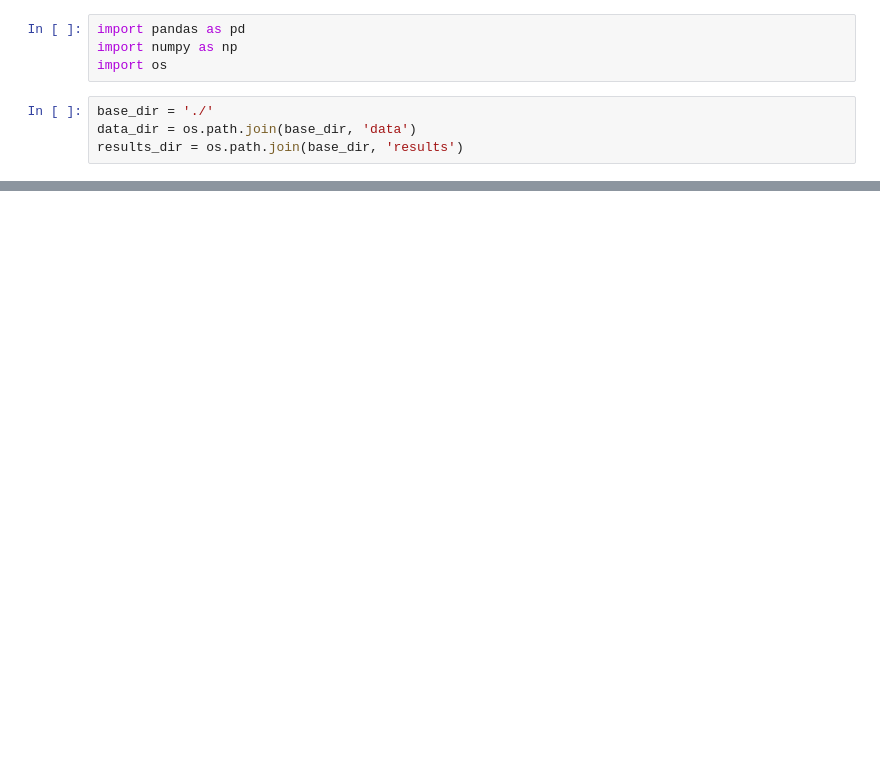
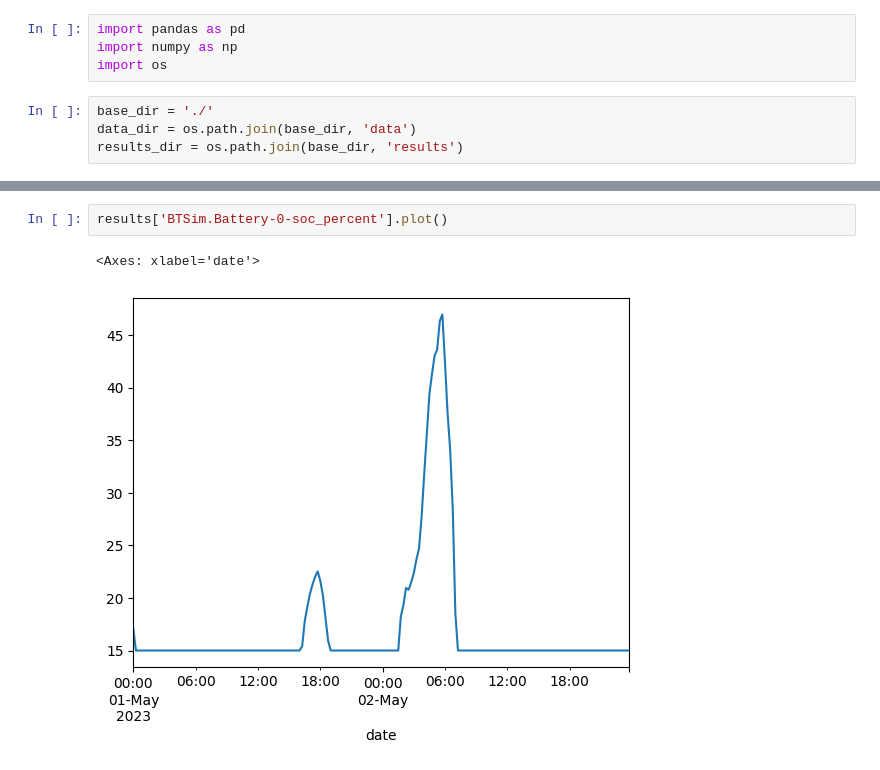
Before and after one commit to Ellariel/hybit_scenario, a Jupyter notebook: scenario_analysis.ipynb, the cells around one changed output, grey strips where cells are left out. Saved outputs shown, nothing was run; the diff lists cells and outputs as text; blank space fills up the shorter version.

```diff
--- a/scenario_analysis.ipynb
+++ b/scenario_analysis.ipynb
@@ -36,0 +39,5 @@ Name: 2023-07-01 00:15:00, dtype: float64
+# %%
+results['BTSim.Battery-0-soc_percent'].plot()
+# %% [output]
+<Axes: xlabel='date'>
+[figure, added]
```
Also changed, not shown: parts of 1 cell of this notebook, 3 other files.
